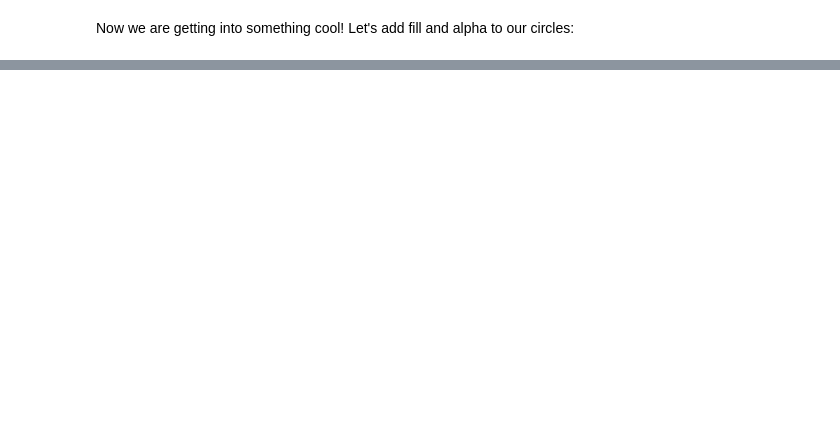
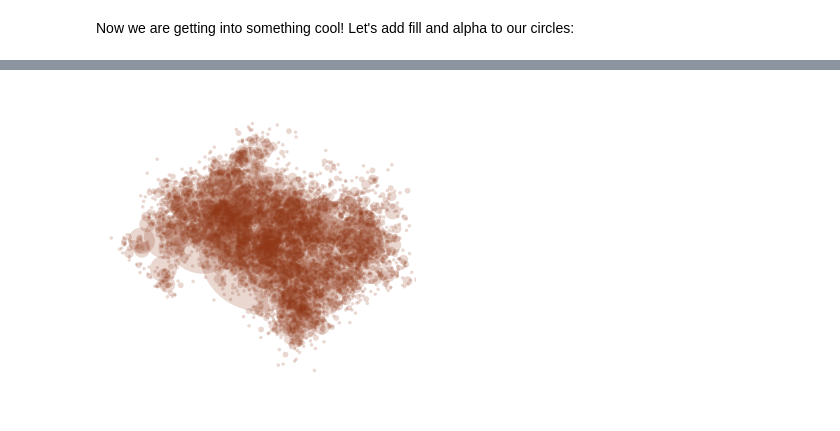
Before and after one commit to tiagoft/blog, a Jupyter notebook: blog/docs/genart/fractals.ipynb, the cells around one changed output, grey strips where cells are left out. Drawn from its saved outputs; the diff is of its cells as text; code cells hidden in the pictures; blank space fills up the shorter version.

```diff
--- a/blog/docs/genart/fractals.ipynb
+++ b/blog/docs/genart/fractals.ipynb
@@ -752,0 +830,26 @@ We slowly went from that determininstic recursive pattern to these very interest
+# %%
+all_circles = recursive_artwork(
+    x=0,
+    y=0,
+    radius=2,
+    min_radius=0.04,
+    radius_decay=0.6,
+    color="#913818",
+    linewidth=0.0,
+    std_dev_local_xy=0.0,
+    std_dev_recursive_xy=0.2,
+    p_skip_circle=0.2,
+    p_skip_branch=0.2,
+)
+
+plt.figure(figsize=(4, 4))
+for circle in all_circles:
+    circle_artist = plt.Circle(**circle.__dict__)
+    plt.gca().add_artist(circle_artist)
+plt.xlim(-5, 5)
+plt.ylim(-5, 5)
+plt.axis("off")
+
+plt.show()
+# %% [output]
+[figure, added]
```
Also changed, not shown: parts of 8 cells of this notebook.
